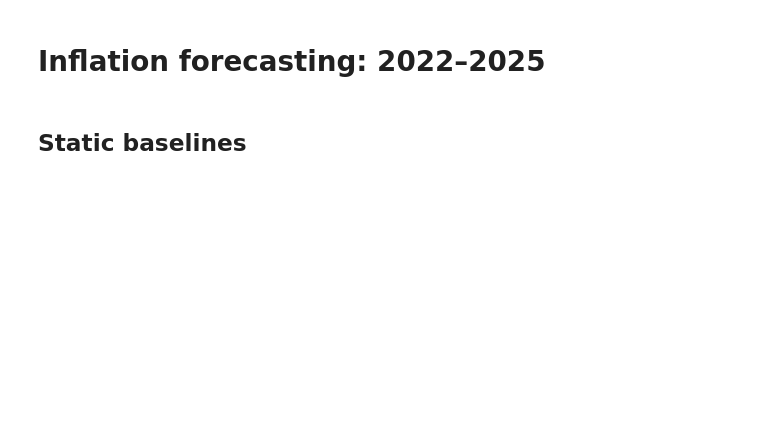
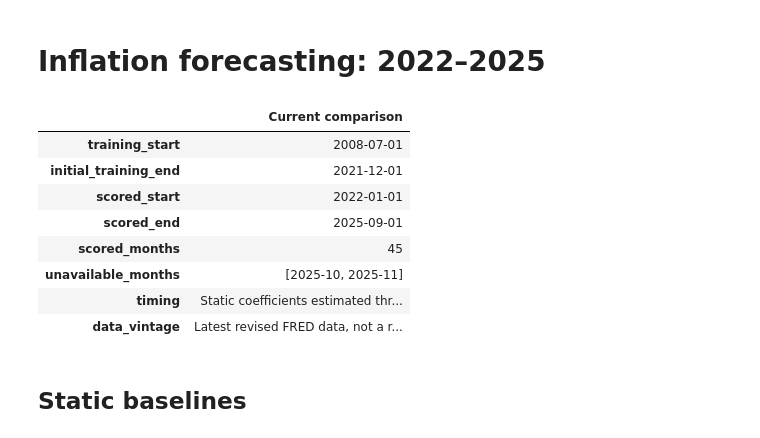
Before and after one commit to zahra-ynp/Thesis, a Jupyter notebook: modelling/notebooks/02_Forecasting_and_Regime_Results.ipynb, the cells around one changed output. Saved outputs shown, nothing was run; the diff lists cells and outputs as text; code cells hidden in the pictures; blank space fills up the shorter version.

```diff
--- a/modelling/notebooks/02_Forecasting_and_Regime_Results.ipynb
+++ b/modelling/notebooks/02_Forecasting_and_Regime_Results.ipynb
@@ -3,30 +3,42 @@
 # %%
 from pathlib import Path
 import json
 import sys
 import pandas as pd
 import numpy as np
 import matplotlib.pyplot as plt
 from IPython.display import display, Markdown
 
 PROJECT_ROOT = next(p for p in (Path.cwd(), *Path.cwd().parents) if (p / 'modelling').is_dir())
 if str(PROJECT_ROOT) not in sys.path:
     sys.path.insert(0, str(PROJECT_ROOT))
 from modelling.regime_experiment import notebook_result_table, plot_notebook_forecasts, plot_predicted_regimes
 
 RESULTS_FILE = PROJECT_ROOT / 'data/processed/model_results/results_static_2022_2025.json'
+RISK_RESULTS_FILE = PROJECT_ROOT / 'data/processed/model_results/results_subject_risk_2022_2025.json'
 TEST_START, TEST_END = '2022-01-01', '2025-11-01'
 if not RESULTS_FILE.exists():
     raise FileNotFoundError('Run `python -m modelling.regime_experiment` before opening Notebook 2.')
 results = json.loads(RESULTS_FILE.read_text(encoding='utf-8'))
+risk_results = json.loads(RISK_RESULTS_FILE.read_text(encoding='utf-8'))
 expected_signature = {'test_start': TEST_START, 'test_end': TEST_END, 'version': 5, 'main_estimation': 'static'}
 mismatches = {key: (results.get('signature', {}).get(key), value)
               for key, value in expected_signature.items()
               if results.get('signature', {}).get(key) != value}
 if mismatches:
     raise ValueError(f'Results do not match Notebook 2 configuration: {mismatches}')
 plt.rcParams.update({'font.size': 10, 'axes.spines.top': False, 'axes.spines.right': False})
 display(pd.Series(results['sample'], name='Current comparison').to_frame())
+# %% [output]
+|  | Current comparison |
+| training_start | 2008-07-01 |
+| initial_training_end | 2021-12-01 |
+| scored_start | 2022-01-01 |
+| scored_end | 2025-09-01 |
+| scored_months | 45 |
+| unavailable_months | [2025-10, 2025-11] |
+| timing | Static coefficients estimated thr... |
+| data_vintage | Latest revised FRED data, not a r... |
 # %%
 def show_comparison(group):
     table = notebook_result_table(results, group)
```
Also changed, not shown: parts of 13 cells of this notebook, 8 other files.
